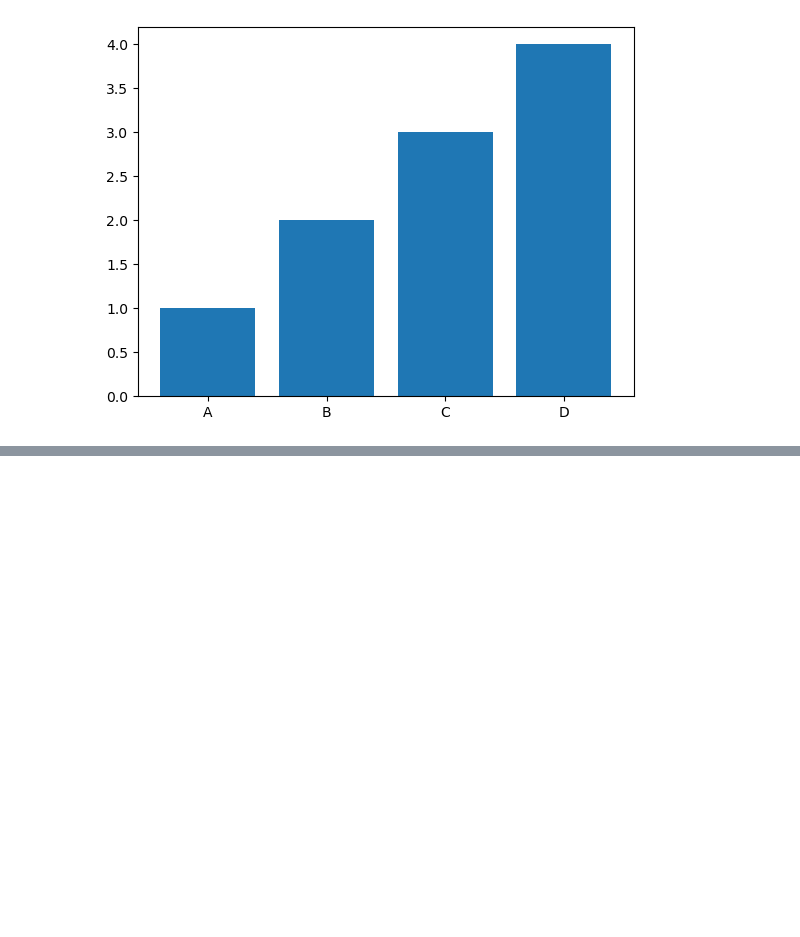
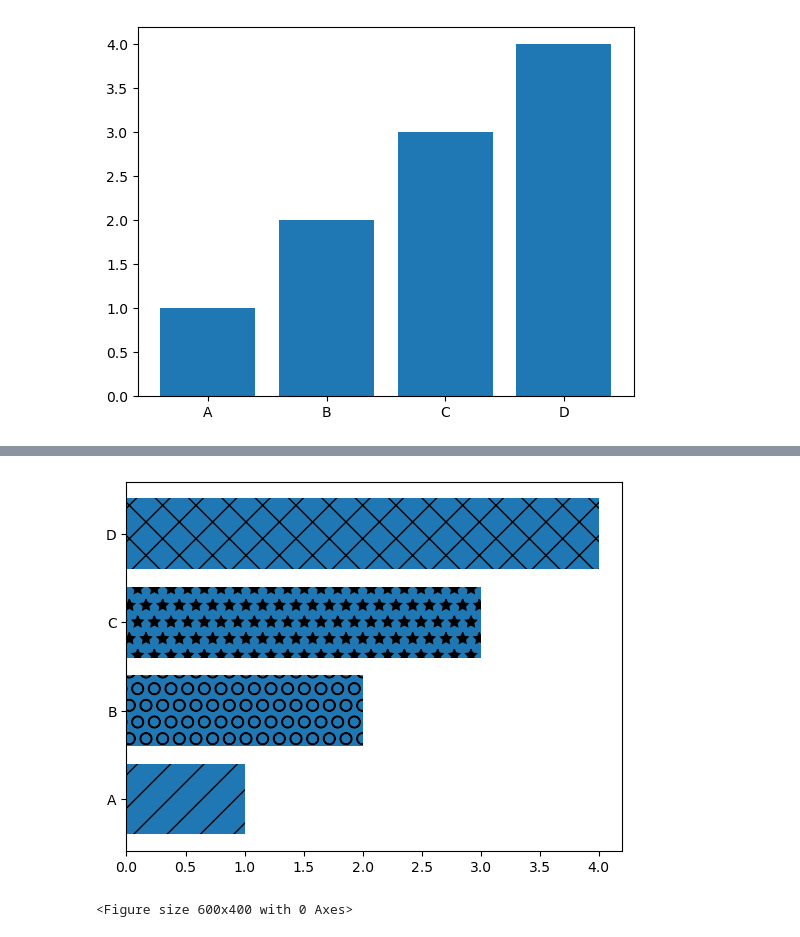
Before and after one commit to codeefy/Python-For-Data-Science, a Jupyter notebook: Matplotlib.ipynb, the cells around one changed output, grey strips where cells are left out. Saved outputs shown, nothing was run; the diff lists cells and outputs as text; code cells hidden in the pictures; blank space fills up the shorter version.

```diff
--- a/Matplotlib.ipynb
+++ b/Matplotlib.ipynb
@@ -131,0 +141,15 @@ plt.show()
+# %%
+x = np.array(["A", "B", "C", "D"])
+y = np.array([1, 2, 3, 4])
+
+bars = plt.barh(x,y)
+
+bars[0].set_hatch('/')
+bars[1].set_hatch('O')
+bars[2].set_hatch("*")
+bars[3].set_hatch("x")
+plt.figure(figsize=(6,4))
+plt. show()
+# %% [output]
+[figure, added]
+<Figure size 600x400 with 0 Axes>
```
Also changed, not shown: parts of 1 cell of this notebook.
